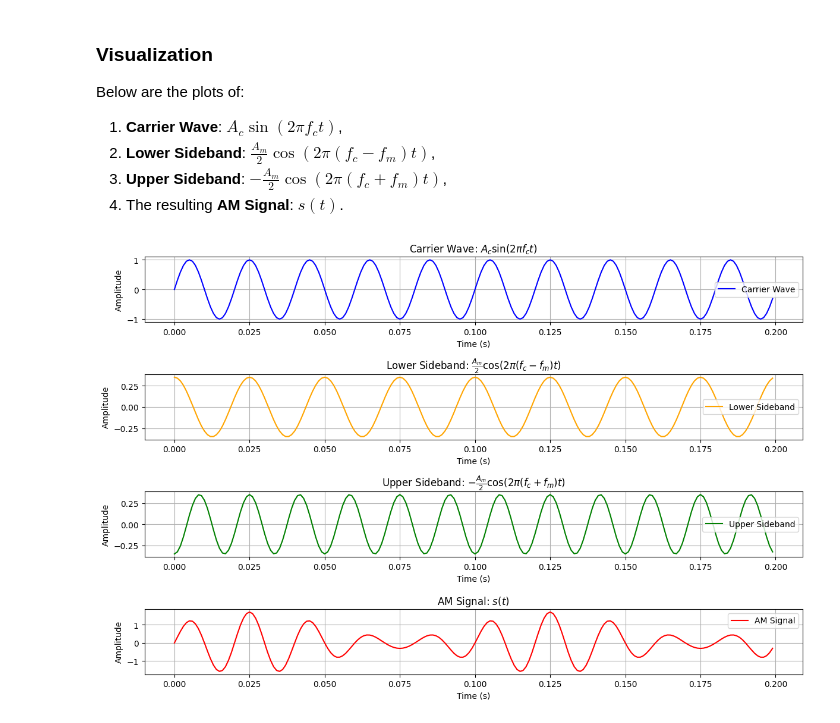
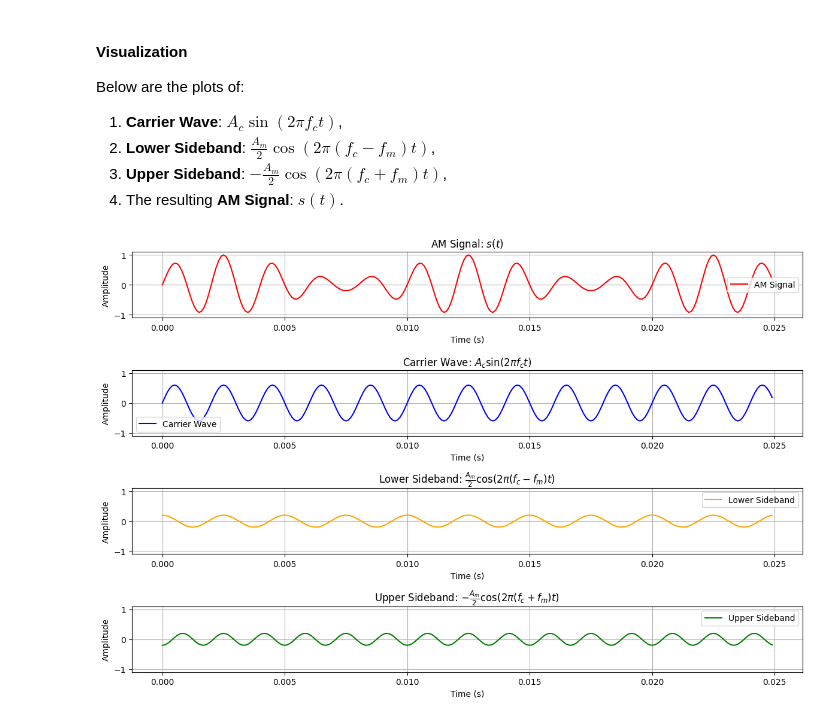
Before and after one commit to tinyalg/waveu-ideas, a Jupyter notebook: examples/am/docs/am.ipynb, the cells around one changed output. Cells and saved outputs as stored; diff of their text form; code cells hidden in the pictures.

Commit message:
Add figure

```diff
--- a/examples/am/docs/am.ipynb
+++ b/examples/am/docs/am.ipynb
@@ -135,7 +140,7 @@ $$
 s(t) = A_c \sin(2\pi f_c t) + \frac{A_m}{2} \cos(2\pi (f_c - f_m)t) - \frac{A_m}{2} \cos(2\pi (f_c + f_m)t)
 $$
 # %% [markdown]
-### Visualization
+#### Visualization
 
 Below are the plots of:
 1. **Carrier Wave**: $ A_c \sin(2\pi f_c t) $,
@@ -144,12 +149,12 @@ Below are the plots of:
 4. The resulting **AM Signal**: $ s(t) $.
 # %%
 # Configuration parameters
-fs = 1000  # Sampling frequency (samples per second)
-duration = 0.2  # Duration of the signal (seconds)
-fc = 50  # Carrier frequency (Hz)
-fm = 10  # Modulating frequency (Hz)
-Ac = 1.0  # Carrier amplitude
-Am = 0.7  # Modulating amplitude
+fs = 10000  # Sampling frequency (samples per second)
+duration = 0.025  # Duration of the signal (seconds)
+fc = 500  # Carrier frequency (Hz)
+fm = 100  # Modulating frequency (Hz)
+Ac = 0.6  # Carrier amplitude
+Am = 0.4  # Modulating amplitude
 
 # Time vector
 time = np.linspace(0, duration, int(fs * duration), endpoint=False)
@@ -169,44 +174,48 @@ am_signal = carrier + lower_sideband + upper_sideband
 # Plot the components and the AM signal
 plt.figure(figsize=(12, 8))
 
+# Plot AM signal
+plt.subplot(4, 1, 1)
+plt.plot(time, am_signal, label="AM Signal", color="red")
+plt.ylim(-1.1, 1.1)
+plt.title("AM Signal: $s(t)$", fontsize=12)
+plt.xlabel("Time (s)", fontsize=10)
+plt.ylabel("Amplitude", fontsize=10)
+plt.grid(True)
+plt.legend()
+
 # Plot carrier
-plt.subplot(4, 1, 1)
+plt.subplot(4, 1, 2)
 plt.plot(time, carrier, label="Carrier Wave", color="blue")
+plt.ylim(-1.1, 1.1)
 plt.title("Carrier Wave: $A_c \\sin(2\\pi f_c t)$", fontsize=12)
 plt.xlabel("Time (s)", fontsize=10)
 plt.ylabel("Amplitude", fontsize=10)
 plt.grid(True)
 plt.legend()
 
 # Plot lower sideband
-plt.subplot(4, 1, 2)
+plt.subplot(4, 1, 3)
 plt.plot(time, lower_sideband, label="Lower Sideband", color="orange")
+plt.ylim(-1.1, 1.1)
 plt.title("Lower Sideband: $\\frac{A_m}{2} \\cos(2\\pi (f_c - f_m)t)$", fontsize=12)
 plt.xlabel("Time (s)", fontsize=10)
 plt.ylabel("Amplitude", fontsize=10)
 plt.grid(True)
 plt.legend()
 
 # Plot upper sideband
-plt.subplot(4, 1, 3)
+plt.subplot(4, 1, 4)
 plt.plot(time, upper_sideband, label="Upper Sideband", color="green")
+plt.ylim(-1.1, 1.1)
 plt.title("Upper Sideband: $-\\frac{A_m}{2} \\cos(2\\pi (f_c + f_m)t)$", fontsize=12)
-plt.xlabel("Time (s)", fontsize=10)
-plt.ylabel("Amplitude", fontsize=10)
-plt.grid(True)
-plt.legend()
-
-# Plot AM signal
-plt.subplot(4, 1, 4)
-plt.plot(time, am_signal, label="AM Signal", color="red")
-plt.title("AM Signal: $s(t)$", fontsize=12)
 plt.xlabel("Time (s)", fontsize=10)
 plt.ylabel("Amplitude", fontsize=10)
 plt.grid(True)
 plt.legend()
 
 plt.tight_layout()
 plt.show()
 # %% [output]
-[figure, old version]
+[figure, new version]
 # %% [markdown]
```
Also changed, not shown: parts of 6 cells of this notebook, 1 other file.
